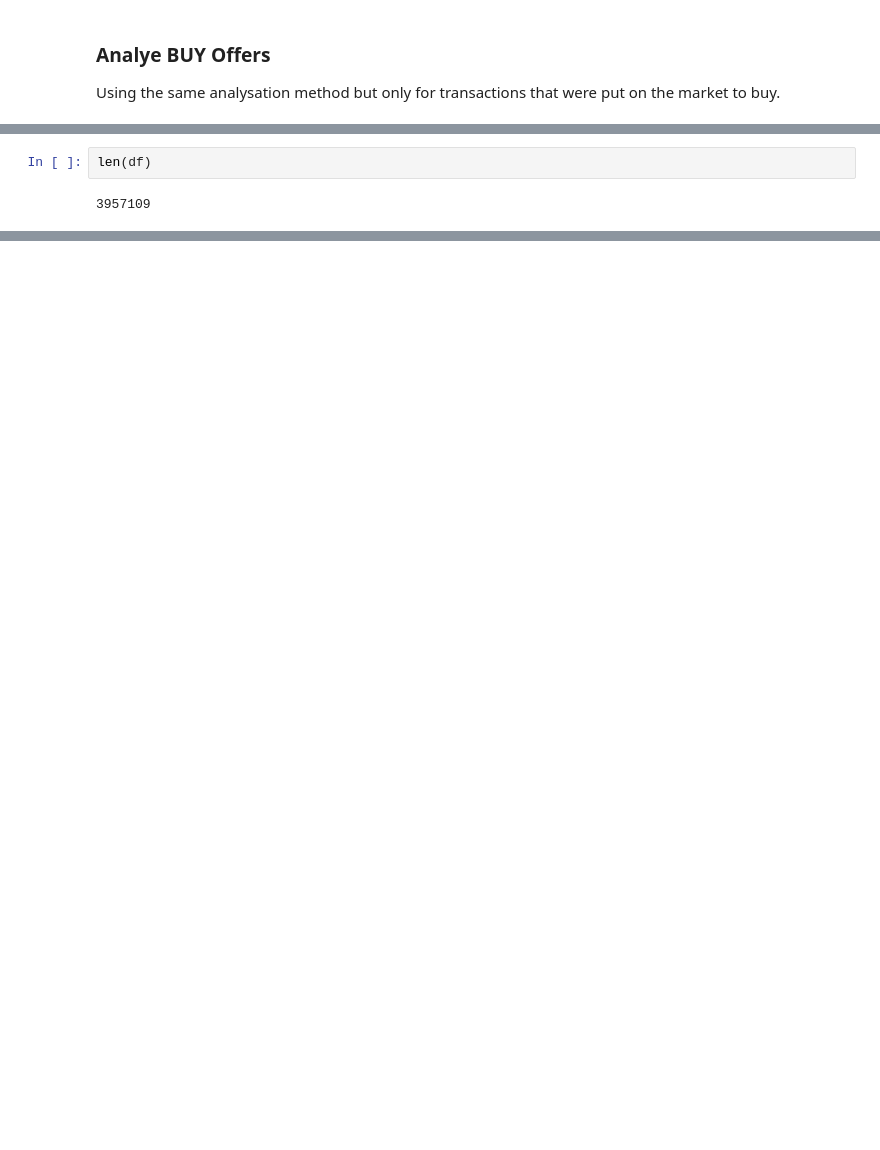
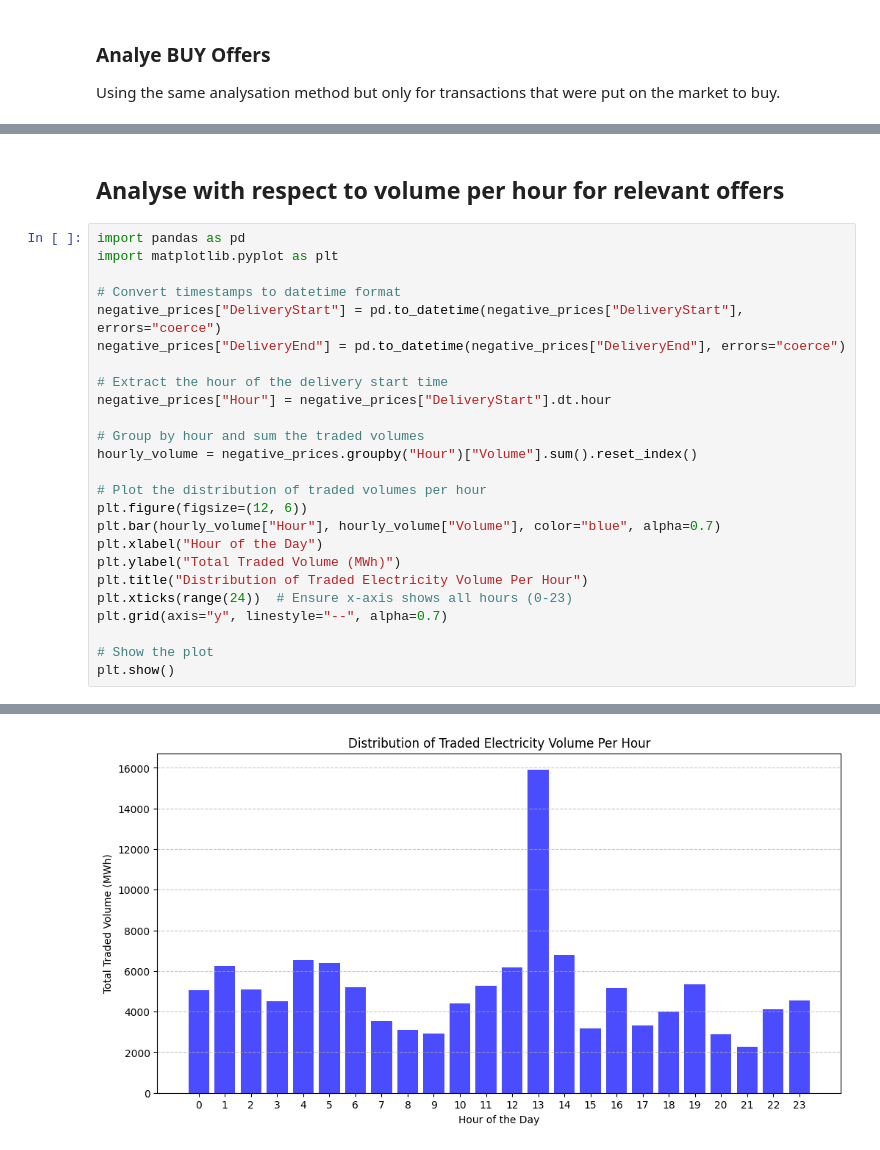
Before and after one commit to MarcelDeufel/Electricity-Buy-and-Sell-Agent, a Jupyter notebook: agent_monorepo/data-analysis.ipynb, the cells around one changed output, grey strips where cells are left out. Drawn from its saved outputs; the diff is of its cells as text; blank space fills up the shorter version.

```diff
--- a/agent_monorepo/data-analysis.ipynb
+++ b/agent_monorepo/data-analysis.ipynb
@@ -620,7 +683,31 @@ Try using .loc[row_indexer,col_indexer] = value instead
 
 See the caveats in the documentation: https://pandas.pydata.org/pandas-docs/stable/user_guide/indexing.html#returning-a-view-versus-a-copy
   filtered_large_time_diff["Price_Quantile"] = pd.cut(
-# %%
-len(df)
-# %% [output]
-3957109
+# %% [markdown]
+## Analyse with respect to volume per hour for relevant offers
+# %%
+import pandas as pd
+import matplotlib.pyplot as plt
+
+# Convert timestamps to datetime format
+negative_prices["DeliveryStart"] = pd.to_datetime(negative_prices["DeliveryStart"], errors="coerce")
+negative_prices["DeliveryEnd"] = pd.to_datetime(negative_prices["DeliveryEnd"], errors="coerce")
+
+# Extract the hour of the delivery start time
+negative_prices["Hour"] = negative_prices["DeliveryStart"].dt.hour
+
+# Group by hour and sum the traded volumes
+hourly_volume = negative_prices.groupby("Hour")["Volume"].sum().reset_index()
+
+# Plot the distribution of traded volumes per hour
+plt.figure(figsize=(12, 6))
+plt.bar(hourly_volume["Hour"], hourly_volume["Volume"], color="blue", alpha=0.7)
+plt.xlabel("Hour of the Day")
+plt.ylabel("Total Traded Volume (MWh)")
+plt.title("Distribution of Traded Electricity Volume Per Hour")
+plt.xticks(range(24))  # Ensure x-axis shows all hours (0-23)
+plt.grid(axis="y", linestyle="--", alpha=0.7)
+
+# Show the plot
+plt.show()
+# %% [output]
@@ -626,0 +729 @@ len(df)
+[figure, added]
```
Also changed, not shown: parts of 16 cells of this notebook, 2 other files.
